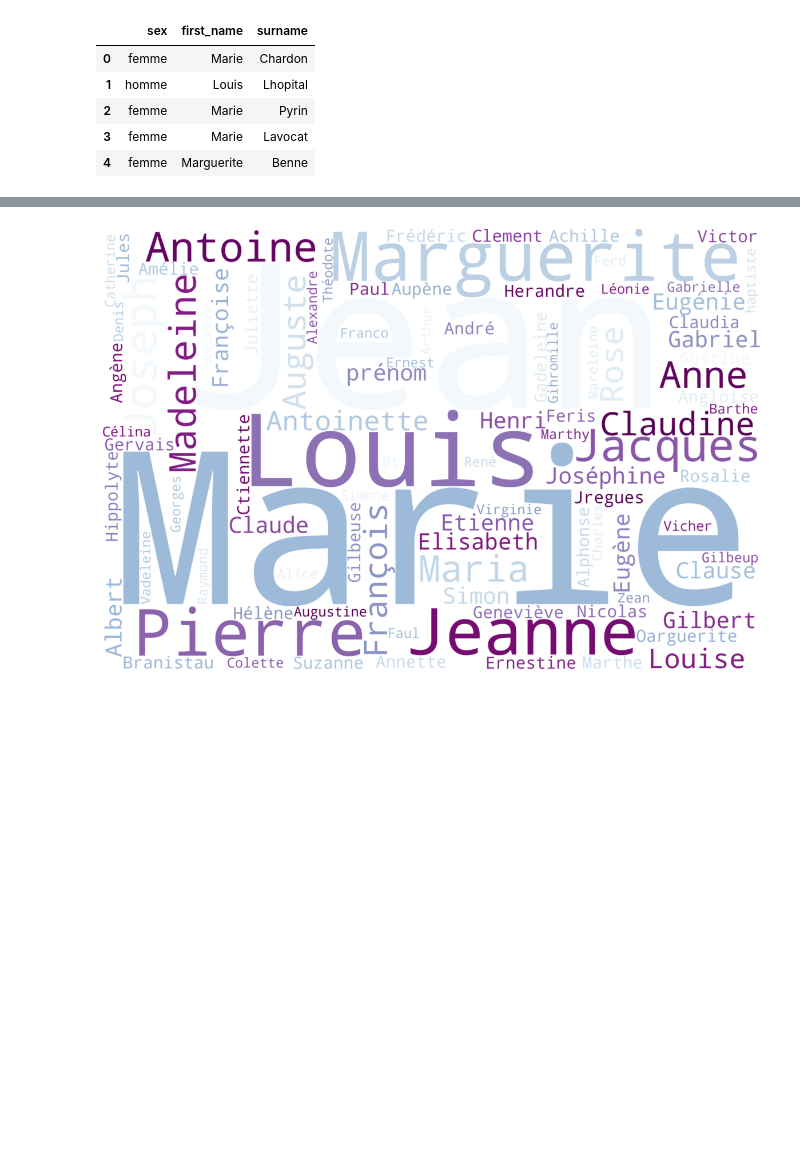
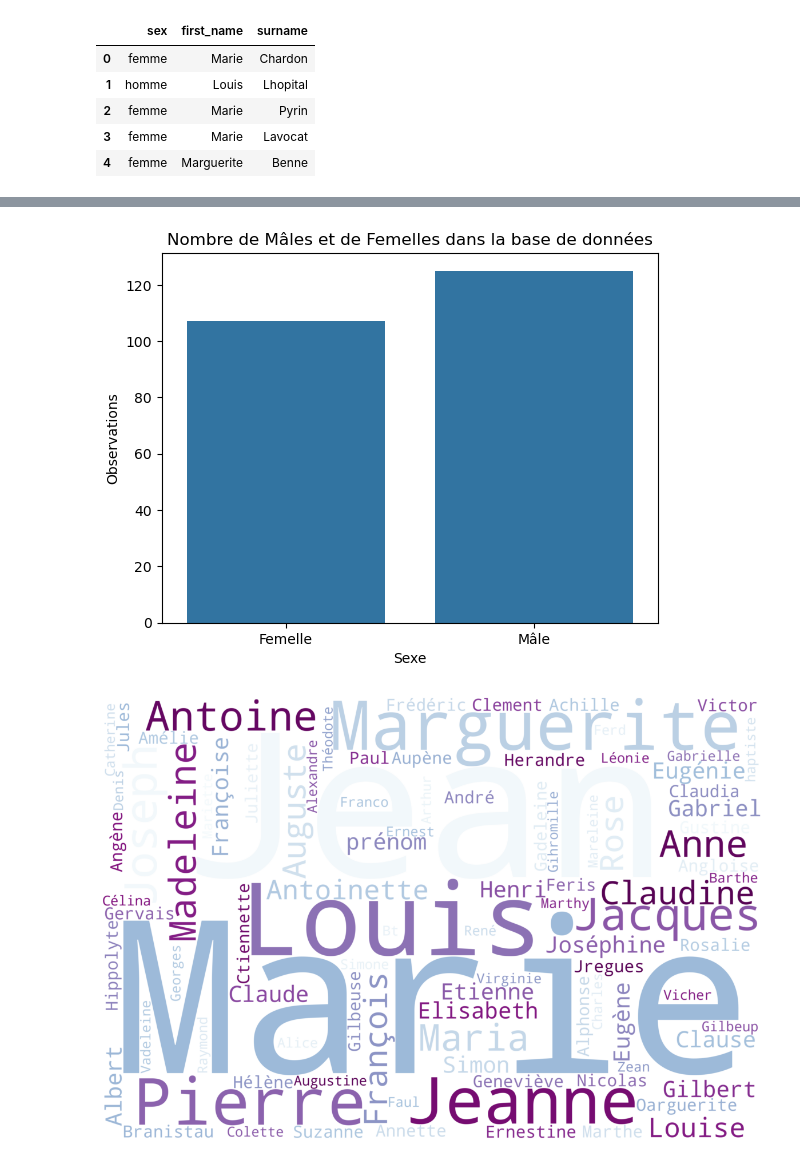
Before and after one commit to ilyeshammouda/NLP_3A_ENSAE, a Jupyter notebook: notebook/data_exploring.ipynb, the cells around one changed output, grey strips where cells are left out. Drawn from its saved outputs; the diff is of its cells as text; code cells hidden in the pictures; blank space fills up the shorter version.

```diff
--- a/notebook/data_exploring.ipynb
+++ b/notebook/data_exploring.ipynb
@@ -87,3 +103,18 @@ plt.xticks([0,1],('Female','Male'))
+# %%
+sns.countplot(x='sex', data=data_frame_2_cleaned)
+
+# Définir les titres et les étiquettes des axes
+plt.title('Nombre de Mâles et de Femelles dans la base de données')
+plt.xlabel('Sexe')  # Changer le label de l'axe des x de "sex" à "sexe"
+plt.ylabel('Observations')  # Changer le label de l'axe des y de "count" à "observations"
+
+# Changer les étiquettes de l'axe des x
+plt.xticks([0, 1], ['Femelle', 'Mâle'])
+
+# Afficher le graphique
+plt.show()
+# %% [output]
+[figure, added]
 # %%
 
 # Joining first names into a single string
```
Also changed, not shown: parts of 10 cells of this notebook, 1 other file.
